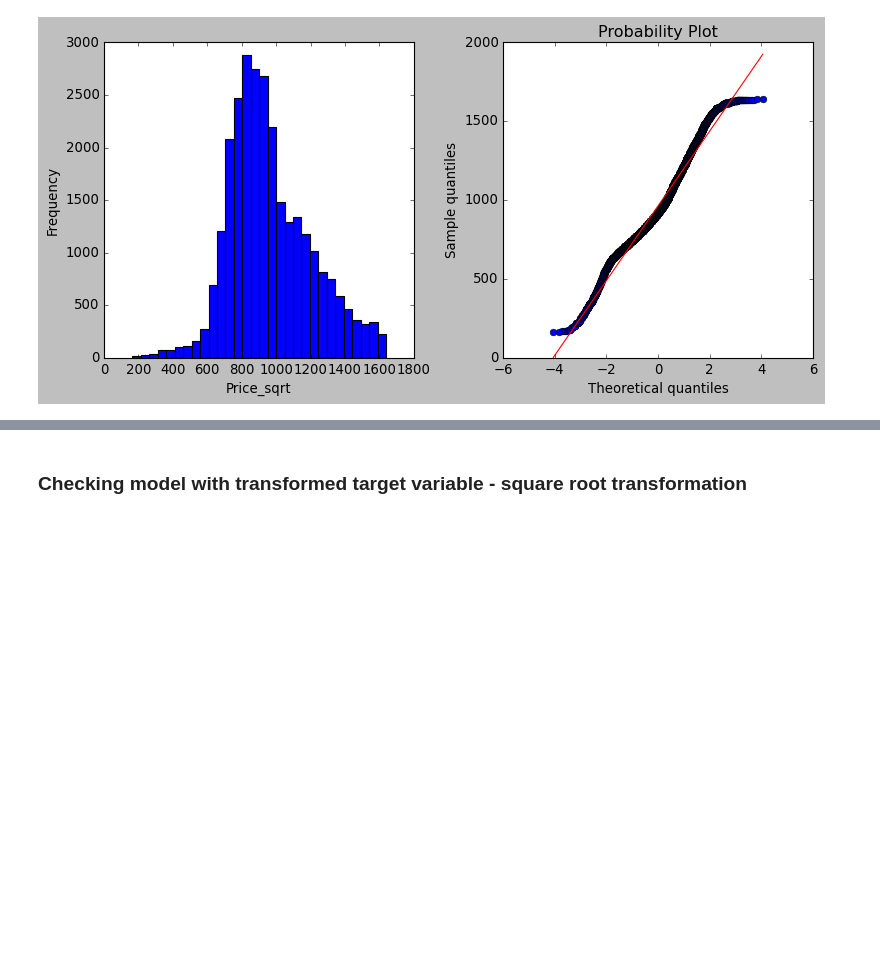
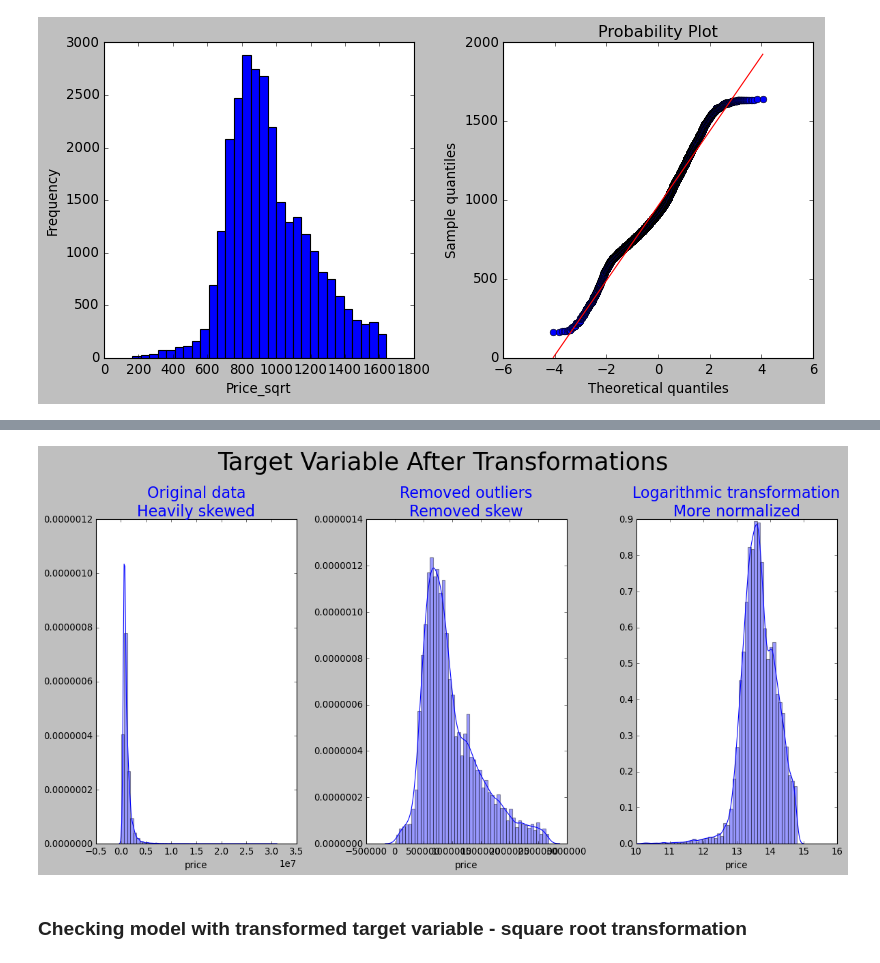
Before and after one commit to andrewkoji/Housing_Linear_Model_Project, a Jupyter notebook: notebooks/Final_Exploratory_Data_Analysis.ipynb, the cells around one changed output, grey strips where cells are left out. Cells and saved outputs as stored; diff of their text form; code cells hidden in the pictures; blank space fills up the shorter version.

```diff
--- a/notebooks/Final_Exploratory_Data_Analysis.ipynb
+++ b/notebooks/Final_Exploratory_Data_Analysis.ipynb
@@ -1472,3 +1472,34 @@ plt.show()
+# %%
+def plot_dist(ax, data, title):
+    sns.distplot(data, ax=ax)
+    ax.set_title(title, fontsize=20, color='b')
+    ax.set_ylabel("")
+
+# Create subplots
+fig, (ax1, ax2, ax3) = plt.subplots(1, 3, figsize=(15, 8))
+
+# Plot the original data
+plot_dist(ax1, df['price'], "Original data\nHeavily skewed")
+
+# Plot the data with outliers removed
+plot_dist(ax2, y, "Removed outliers\nRemoved skew")
+
+# Apply square root transformation to the data
+y__log = np.log(y)
+
+# Plot the transformed data
+plot_dist(ax3, y_log, "Logarithmic transformation\nMore normalized")
+
+# Set the overall title of the figure
+fig.suptitle("Target Variable After Transformations", fontsize=32)
+
+# Adjust the layout of the subplots
+fig.tight_layout()
+
+# Show the figure
+plt.show()
+# %% [output]
+[figure, added]
 # %% [markdown]
 ### Checking model with transformed target variable - square root transformation
 # %%
```
Also changed, not shown: parts of 17 cells of this notebook, 3 other files.
